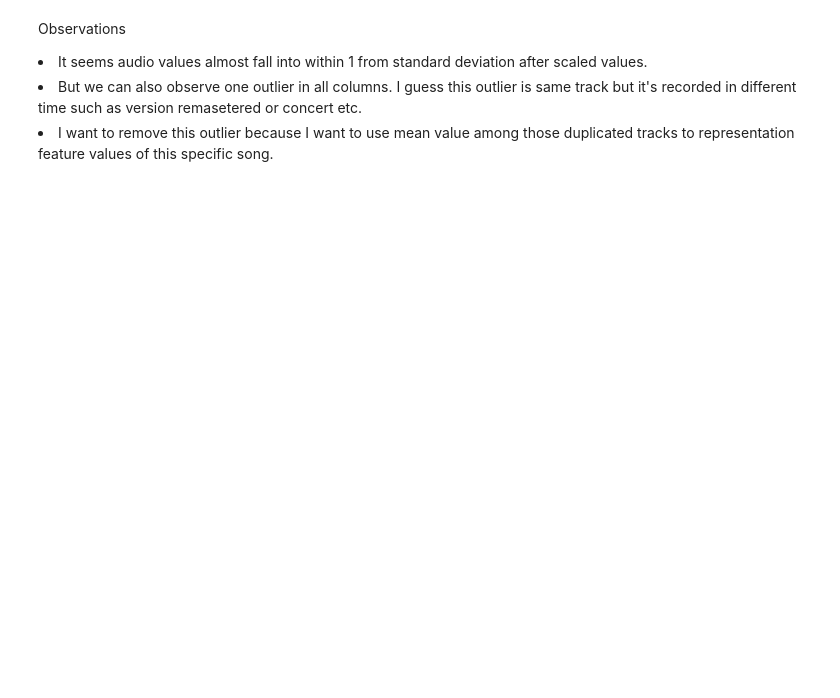
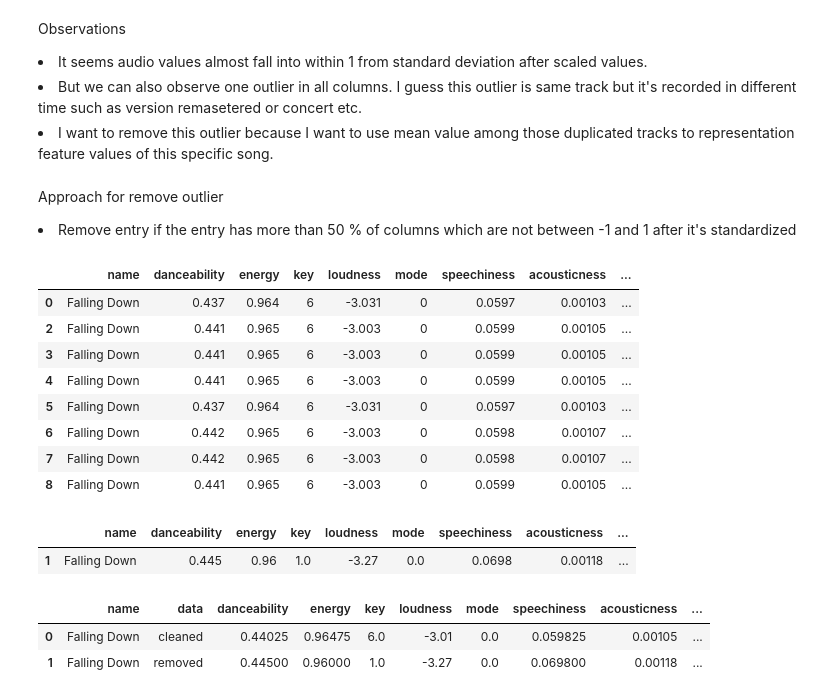
Before and after one commit to ShunOyama/Spotify_API, a Jupyter notebook: src/notebook/spotify_clustering_EDA.ipynb, the cells around one changed output. Saved outputs shown, nothing was run; the diff lists cells and outputs as text; code cells hidden in the pictures; blank space fills up the shorter version.

```diff
--- a/src/notebook/spotify_clustering_EDA.ipynb
+++ b/src/notebook/spotify_clustering_EDA.ipynb
@@ -155,3 +163,67 @@ Observations<br>
 <li>It seems audio values almost fall into within 1 from standard deviation after scaled values.</li>
 <li>But we can also observe one outlier in all columns. I guess this outlier is same track but it's recorded in different time such as version remasetered or concert etc. </li>
 <li>I want to remove this outlier because I want to use mean value among those duplicated tracks to representation feature values of this specific song.
+# %% [markdown]
+Approach for remove outlier<br>
+<li>Remove entry if the entry has more than 50 % of columns which are not between -1 and 1 after it's standardized</li>
+# %%
+def check_outlier(row, threshold):
+    n_outliers = len([value for value in row.values if abs(value)>1 ])
+
+    if n_outliers > threshold:
+        return False
+    else:
+        return True
+
+# Define Threshold
+threshold = len(scaled_df.columns)/2
+
+# Get index of non-outlier tracks
+non_outlier_index = scaled_df.apply(lambda x: check_outlier(x, threshold), axis=1)
+
+cleaned_scaled_df = scaled_df[non_outlier_index]
+cleaned_falling_down_df = falling_down_df[non_outlier_index]
+cleaned_falling_down_df
+# %% [output]
+|  | name | danceability | energy | key | loudness | mode | speechiness | acousticness | ... |
+| 0 | Falling Down | 0.437 | 0.964 | 6 | -3.031 | 0 | 0.0597 | 0.00103 | ... |
+| 2 | Falling Down | 0.441 | 0.965 | 6 | -3.003 | 0 | 0.0599 | 0.00105 | ... |
+| 3 | Falling Down | 0.441 | 0.965 | 6 | -3.003 | 0 | 0.0599 | 0.00105 | ... |
+| 4 | Falling Down | 0.441 | 0.965 | 6 | -3.003 | 0 | 0.0599 | 0.00105 | ... |
+| 5 | Falling Down | 0.437 | 0.964 | 6 | -3.031 | 0 | 0.0597 | 0.00103 | ... |
+| 6 | Falling Down | 0.442 | 0.965 | 6 | -3.003 | 0 | 0.0598 | 0.00107 | ... |
+| 7 | Falling Down | 0.442 | 0.965 | 6 | -3.003 | 0 | 0.0598 | 0.00107 | ... |
+| 8 | Falling Down | 0.441 | 0.965 | 6 | -3.003 | 0 | 0.0599 | 0.00105 | ... |
+# %%
+# Check dropped row
+dropped_falling_down_df = falling_down_df[~falling_down_df.isin(cleaned_falling_down_df)].dropna()
+dropped_falling_down_df
+# %% [output]
+|  | name | danceability | energy | key | loudness | mode | speechiness | acousticness | ... |
+| 1 | Falling Down | 0.445 | 0.96 | 1.0 | -3.27 | 0.0 | 0.0698 | 0.00118 | ... |
+# %%
+# Compare two data aggregated clean falling_down_df and removed falling_down_df
+
+# Aggregate cleaned_df with average
+agg_cleaned_falling_down_df = cleaned_falling_down_df.groupby(['name']).mean().reset_index()
+
+# Add new column to distinguish two rows
+# agg_cleaned_falling_down_df['data'] = 'cleaned'
+agg_cleaned_falling_down_df.insert(1, 'data', ['cleaned'])
+dropped_falling_down_df.insert(1, 'data', ['removed'])
+# dropped_falling_down_df['data'] = 'removed'
+
+compare_df = pd.concat([agg_cleaned_falling_down_df,dropped_falling_down_df ])
+compare_df
+
+#Plot for small unique number of cat_col
+plt.figure(figsize=(10, 3))
+for i, c in enumerate(cat_df_dict_small, 1):
+    plt.subplot(1, 5,i)
+    plt.tight_layout()
+    plt.xticks(rotation = 90)
+    sns.barplot(x = c, y = 'salary_in_usd', data =cat_df_dict_small[c])
+# %% [output]
+|  | name | data | danceability | energy | key | loudness | mode | speechiness | acousticness | ... |
+| 0 | Falling Down | cleaned | 0.44025 | 0.96475 | 6.0 | -3.01 | 0.0 | 0.059825 | 0.00105 | ... |
+| 1 | Falling Down | removed | 0.44500 | 0.96000 | 1.0 | -3.27 | 0.0 | 0.069800 | 0.00118 | ... |
```
Also changed, not shown: parts of 4 cells of this notebook, 1 other file.
